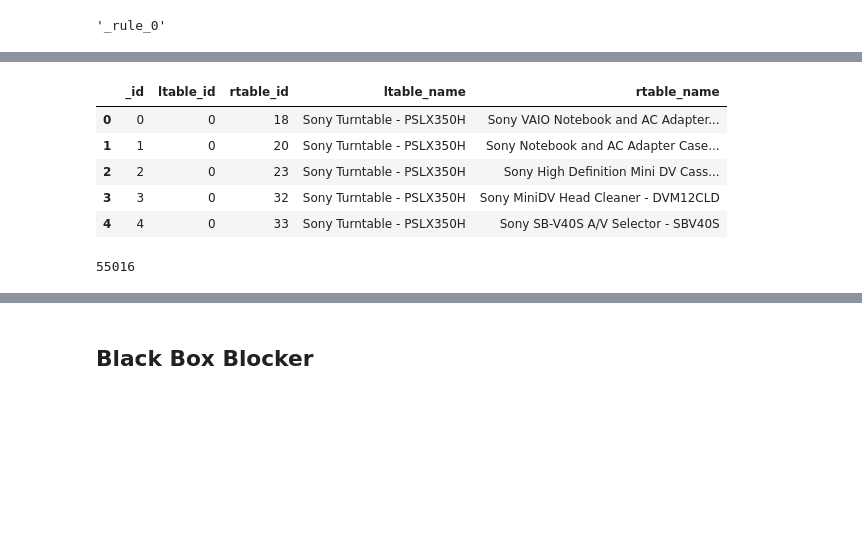
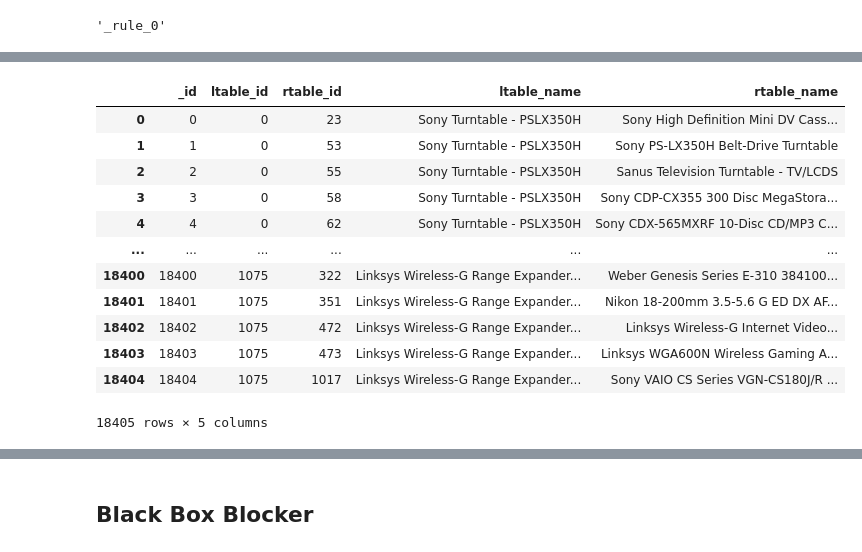
Before and after one commit to datnt165/data-mining-magellan, a Jupyter notebook: Abt-Buy Integration.ipynb, the cells around one changed output, grey strips where cells are left out. Drawn from its saved outputs; the diff is of its cells as text; code cells hidden in the pictures; blank space fills up the shorter version.

```diff
--- a/Abt-Buy Integration.ipynb
+++ b/Abt-Buy Integration.ipynb
@@ -102,0 +107,3 @@ block_f
+# %%
+r = em.get_feature_fn('monge_elkan(alphanumeric(ltuple["name"]), alphanumeric(rtuple["name"]))', block_t, block_s)
+em.add_feature(block_f, 'name_name_mel_alphanumeric_alphanumeric', r)
@@ -122,0 +260,3 @@ Total time elapsed: 00:02:34
+# %%
+rb2 = em.RuleBasedBlocker()
+rb2.add_rule(['name_name_mel_alphanumeric_alphanumeric(ltuple, rtuple) < 0.7'], block_f)
@@ -122,0 +265,2 @@ Total time elapsed: 00:02:34
+# %%
+R2 = rb2.block_tables(A, B, l_output_attrs=['name'], r_output_attrs=['name'], show_progress=True)
@@ -123,13 +270,17 @@ Total time elapsed: 00:02:34
 # %%
-R1.head()
+# R2.loc[(R2['ltable_id'] == 952 ) & (R2['rtable_id'] == 943)] #636 --- 692
+R2
 # %% [output]
 |  | _id | ltable_id | rtable_id | ltable_name | rtable_name |
-| 0 | 0 | 0 | 18 | Sony Turntable - PSLX350H | Sony VAIO Notebook and AC Adapter... |
-| 1 | 1 | 0 | 20 | Sony Turntable - PSLX350H | Sony Notebook and AC Adapter Case... |
-| 2 | 2 | 0 | 23 | Sony Turntable - PSLX350H | Sony High Definition Mini DV Cass... |
-| 3 | 3 | 0 | 32 | Sony Turntable - PSLX350H | Sony MiniDV Head Cleaner - DVM12CLD |
-| 4 | 4 | 0 | 33 | Sony Turntable - PSLX350H | Sony SB-V40S A/V Selector - SBV40S |
+| 0 | 0 | 0 | 23 | Sony Turntable - PSLX350H | Sony High Definition Mini DV Cass... |
+| 1 | 1 | 0 | 53 | Sony Turntable - PSLX350H | Sony PS-LX350H Belt-Drive Turntable |
+| 2 | 2 | 0 | 55 | Sony Turntable - PSLX350H | Sanus Television Turntable - TV/LCDS |
+| 3 | 3 | 0 | 58 | Sony Turntable - PSLX350H | Sony CDP-CX355 300 Disc MegaStora... |
+| 4 | 4 | 0 | 62 | Sony Turntable - PSLX350H | Sony CDX-565MXRF 10-Disc CD/MP3 C... |
+| ... | ... | ... | ... | ... | ... |
+| 18400 | 18400 | 1075 | 322 | Linksys Wireless-G Range Expander... | Weber Genesis Series E-310 384100... |
+| 18401 | 18401 | 1075 | 351 | Linksys Wireless-G Range Expander... | Nikon 18-200mm 3.5-5.6 G ED DX AF... |
+| 18402 | 18402 | 1075 | 472 | Linksys Wireless-G Range Expander... | Linksys Wireless-G Internet Video... |
+| 18403 | 18403 | 1075 | 473 | Linksys Wireless-G Range Expander... | Linksys WGA600N Wireless Gaming A... |
+| 18404 | 18404 | 1075 | 1017 | Linksys Wireless-G Range Expander... | Sony VAIO CS Series VGN-CS180J/R ... |
+18405 rows × 5 columns
-# %%
-len(R1)
-# %% [output]
-55016
```
Also changed, not shown: parts of 21 cells of this notebook, 1 other file.
